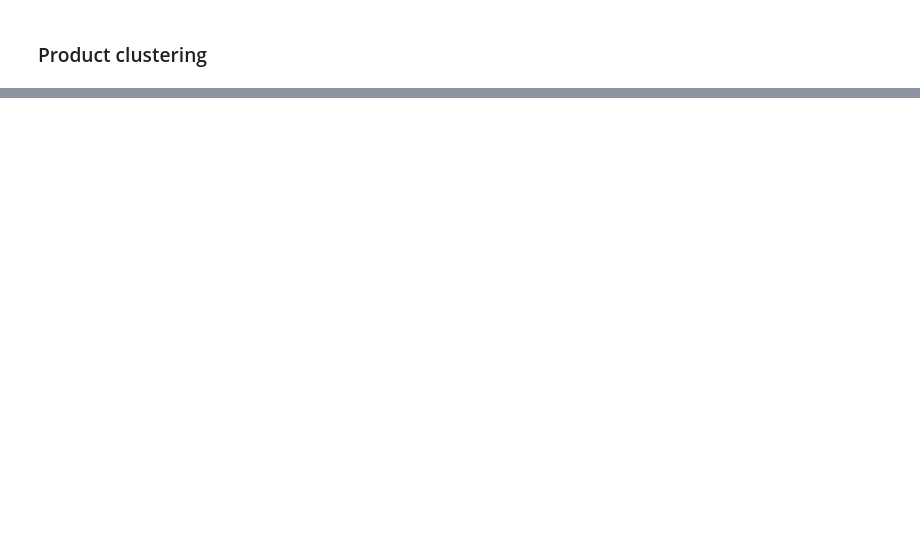
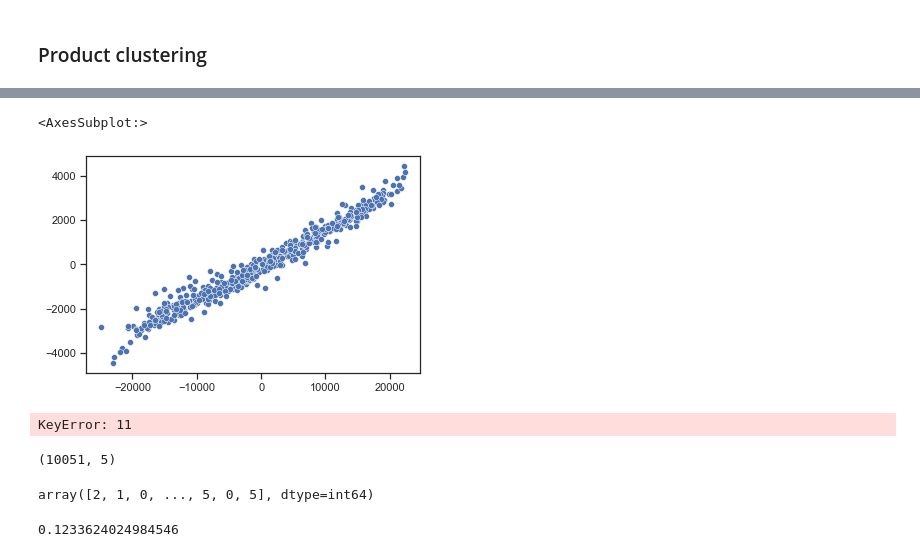
Before and after one commit to stuartgo/dataminingNova, a Jupyter notebook: DM_new.ipynb, the cells around one changed output, grey strips where cells are left out. Saved outputs shown, nothing was run; the diff lists cells and outputs as text; code cells hidden in the pictures; blank space fills up the shorter version.

```diff
--- a/DM_new.ipynb
+++ b/DM_new.ipynb
@@ -1756,0 +1800,15 @@ df_product_robust = data_scaler(df_product, "robust")
+# %%
+from sklearn.manifold import MDS
+
+
+embedding = MDS(n_components=2)
+X_transformed = embedding.fit_transform(df[:500])
+# %%
+sns.scatterplot(x=X_transformed[:,0],y=X_transformed[:,1])
+# %% [output]
+<AxesSubplot:>
+[figure, added]
+# %%
+df_product_standard[df_product_ratios][:100].reset_index().columns.get_loc(11)
+# %% [output]
+KeyError: 11
@@ -1756,0 +1817,4 @@ df_product_robust = data_scaler(df_product, "robust")
+# %%
+som_test.shape
+# %% [output]
+(10051, 5)
@@ -1756,0 +1827,8 @@ df_product_robust = data_scaler(df_product, "robust")
+# %%
+predictions
+# %% [output]
+array([2, 1, 0, ..., 5, 0, 5], dtype=int64)
+# %%
+metrics.silhouette_score(som_test,predictions)
+# %% [output]
+0.1233624024984546
```
Also changed, not shown: parts of 19 cells of this notebook.
